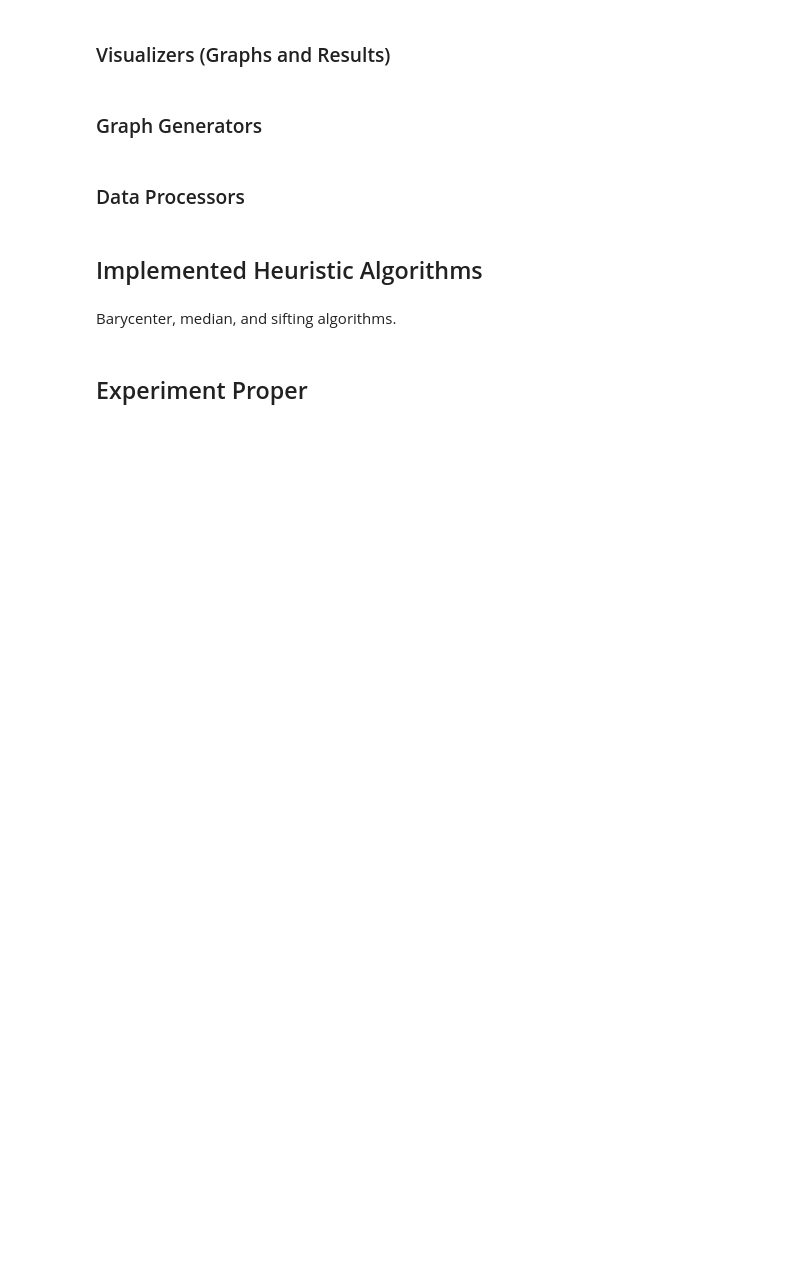
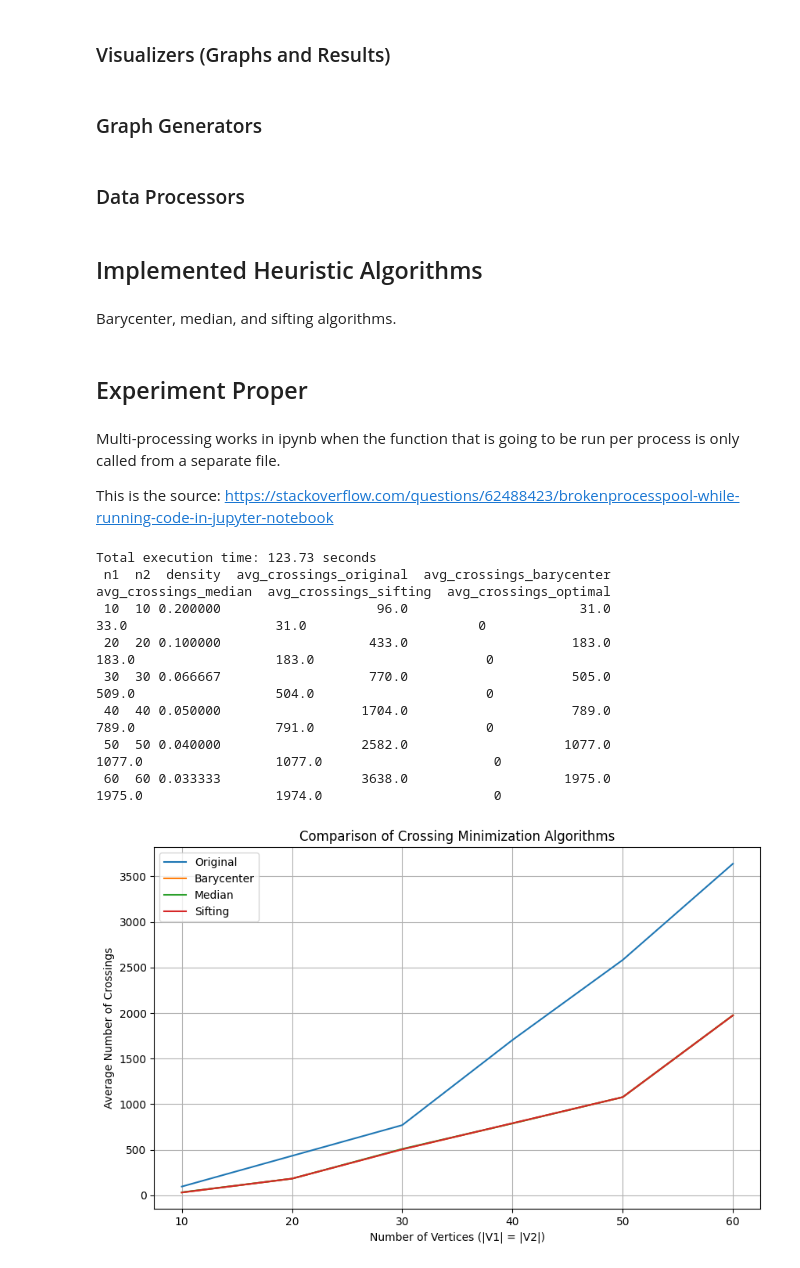
Before and after one commit to loridge/Crossing-Minimization-in-k-layered-Hierarchical-Graphs, a Jupyter notebook: experiments/2_layer_experiment.ipynb, the cells around one changed output. Saved outputs shown, nothing was run; the diff lists cells and outputs as text; code cells hidden in the pictures; blank space fills up the shorter version.

Commit message:
chore: python notebook run

```diff
--- a/experiments/2_layer_experiment.ipynb
+++ b/experiments/2_layer_experiment.ipynb
@@ -730,3 +755,66 @@ def sifting(bottom_nodes, top_nodes, edges, verbose=0):
     return [int(node[1:]) if isinstance(node, str) and node.startswith('u') and node[1:].isdigit() else node for node in bottom_nodes]
 # %% [markdown]
 ## Experiment Proper
+# %% [markdown]
+Multi-processing works in ipynb when the function that is going to be run per process is only called from a separate file.
+
+This is the source: https://stackoverflow.com/questions/62488423/brokenprocesspool-while-running-code-in-jupyter-notebook
+# %%
+# Parameters for experimentation
+import notebook_help
+
+vertex_counts = [10, 20, 30, 40, 50, 60]  # Example vertex counts for testing
+num_samples = 5  # Number of samples per vertex count
+
+
+
+if __name__ == '__main__':
+    start_time = time.time()
+
+    all_results = []
+
+    with ProcessPoolExecutor() as executor:
+        futures = [executor.submit(notebook_help.run_experiment, n, n) for n in vertex_counts]
+
+        for future in futures:
+            all_results.append(future.result())
+
+    end_time = time.time()
+    total_time = end_time - start_time
+    print(f"Total execution time: {total_time:.2f} seconds")
+
+    # Convert results to a DataFrame for analysis
+    df = pd.DataFrame(all_results)
+
+    # Display results
+    print(df.to_string(index=False))
+
+    # Save the results to a CSV file
+    # df.to_csv('experiment_results.csv', index=False)
+    # print("Results saved to 'experiment_results.csv'.")
+
+    # Plot results
+    plt.figure(figsize=(10, 6))
+    plt.plot(df["n1"], df["avg_crossings_original"], label="Original")
+    plt.plot(df["n1"], df["avg_crossings_barycenter"], label="Barycenter")
+    plt.plot(df["n1"], df["avg_crossings_median"], label="Median")
+    plt.plot(df["n1"], df["avg_crossings_sifting"], label="Sifting")
+    # plt.plot(df["n1"], df["avg_crossings_optimal"], label="Optimal (Brute-force)")
+
+    plt.xlabel("Number of Vertices (|V1| = |V2|)")
+    plt.ylabel("Average Number of Crossings")
+    plt.title("Comparison of Crossing Minimization Algorithms")
+    plt.legend()
+    plt.grid(True)
+    plt.savefig("crossing_minimization_results.png")
+    plt.show()
+# %% [output]
+Total execution time: 123.73 seconds
+ n1  n2  density  avg_crossings_original  avg_crossings_barycenter  avg_crossings_median  avg_crossings_sifting  avg_crossings_optimal
+ 10  10 0.200000                    96.0                      31.0                  33.0                   31.0                      0
+ 20  20 0.100000                   433.0                     183.0                 183.0                  183.0                      0
+ 30  30 0.066667                   770.0                     505.0                 509.0                  504.0                      0
+ 40  40 0.050000                  1704.0                     789.0                 789.0                  791.0                      0
+ 50  50 0.040000                  2582.0                    1077.0                1077.0                 1077.0                      0
+ 60  60 0.033333                  3638.0                    1975.0                1975.0                 1974.0                      0
+[figure, added]
```
Also changed, not shown: parts of 4 cells of this notebook, 5 other files.
